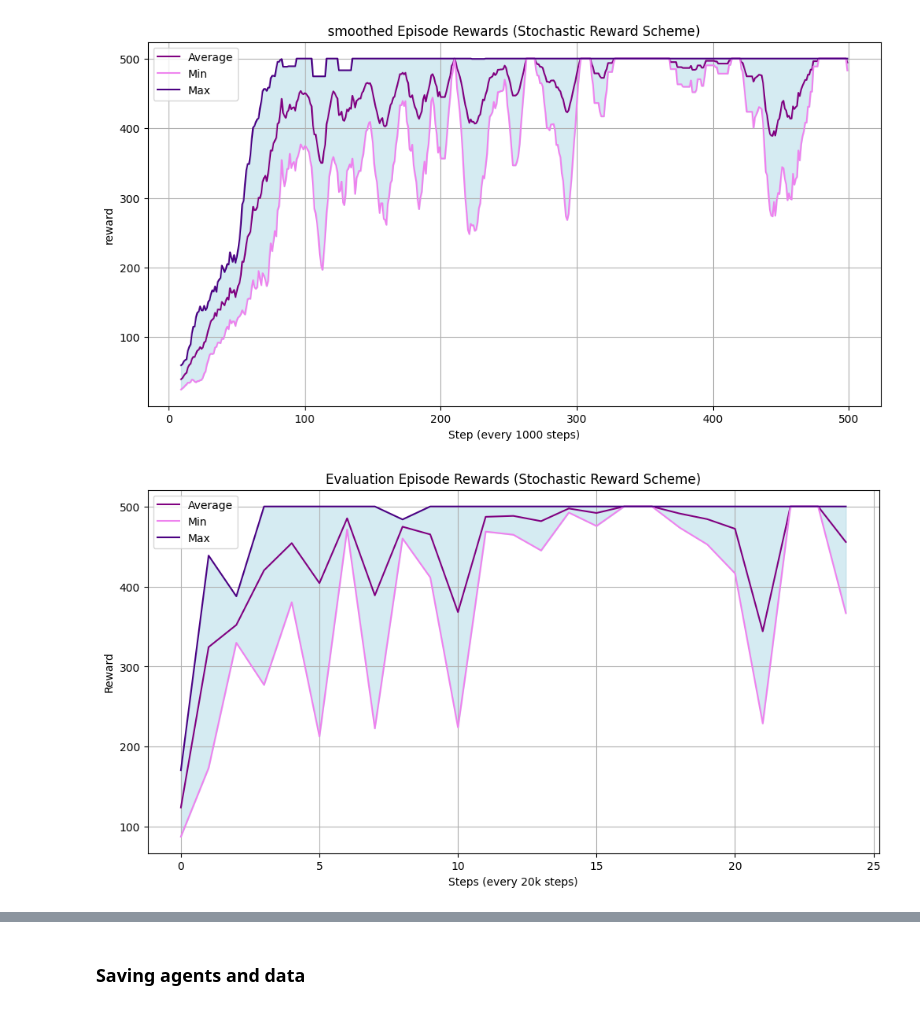
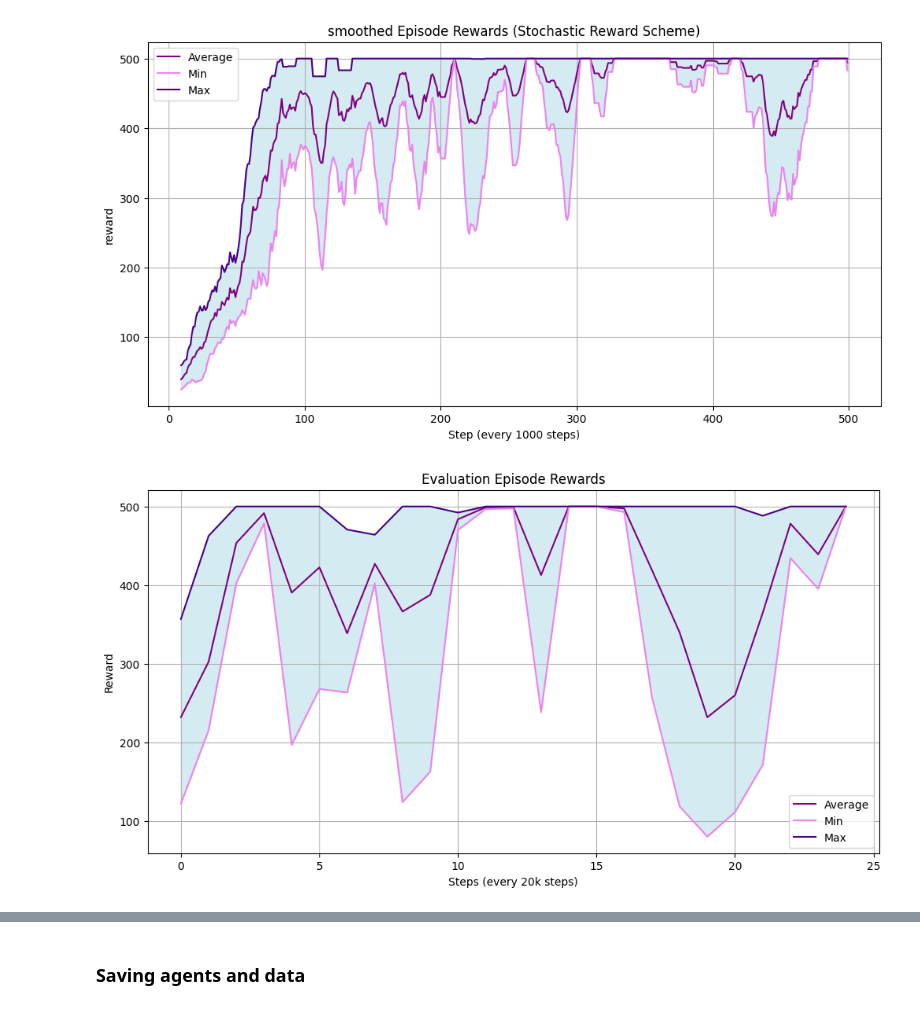
Before and after one commit to alexei-erm/annrl_project, a Jupyter notebook: agent1_stoch.ipynb, the cells around one changed output, grey strips where cells are left out. Drawn from its saved outputs; the diff is of its cells as text; code cells hidden in the pictures.

```diff
--- a/agent1_stoch.ipynb
+++ b/agent1_stoch.ipynb
@@ -64,7 +77,7 @@ min_critic_losses, max_critic_losses, avg_critic_losses = get_stats(all_critic_l
 min_actor_losses, max_actor_losses, avg_actor_losses = get_stats(all_actor_losses)
 min_episode_rewards, max_episode_rewards, avg_episode_rewards = get_stats(all_episode_rewards)
 
-save_plots = False
+save_plots = True
 folder_name = 'agent1_stoch'
 
 # Plot stats
@@ -89,11 +102,11 @@ plot_smoothed_stats(save_plots, folder_name, min_episode_rewards, max_episode_re
 # %%
 # Get stats for evaluation rewards
 min_eval_rew, max_eval_rew, avg_eval_rew = get_stats(all_evaluation_reward_means)
 
 # Plot stats
-plot_smoothed_stats(save_plots, folder_name, min_eval_rew, max_eval_rew, avg_eval_rew, window_size, title='Evaluation Episode Rewards',ylabel='Reward',xlabel='Steps (every 20k steps)')
+plot_stats(save_plots, folder_name, min_eval_rew, max_eval_rew, avg_eval_rew, title='Evaluation Episode Rewards',ylabel='Reward',xlabel='Steps (every 20k steps)')
 # %% [output]
-[figure, old version]
+[figure, new version]
 # %%
 plot_and_save_trajectories(save_plots, folder_name, all_evaluation_value_trajectories, x_range=[0, 500], y_range=[0, 150])
 # %% [output]
```
Also changed, not shown: parts of 4 cells of this notebook, 57 other files.
